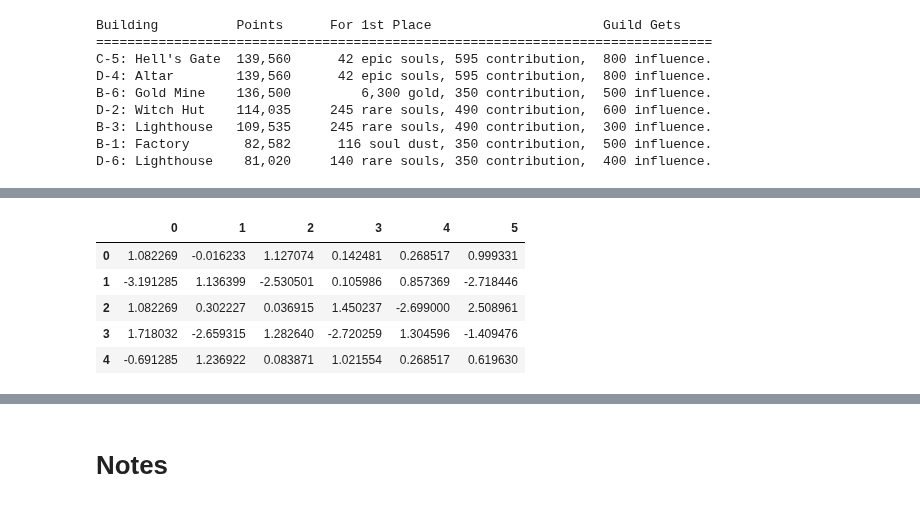
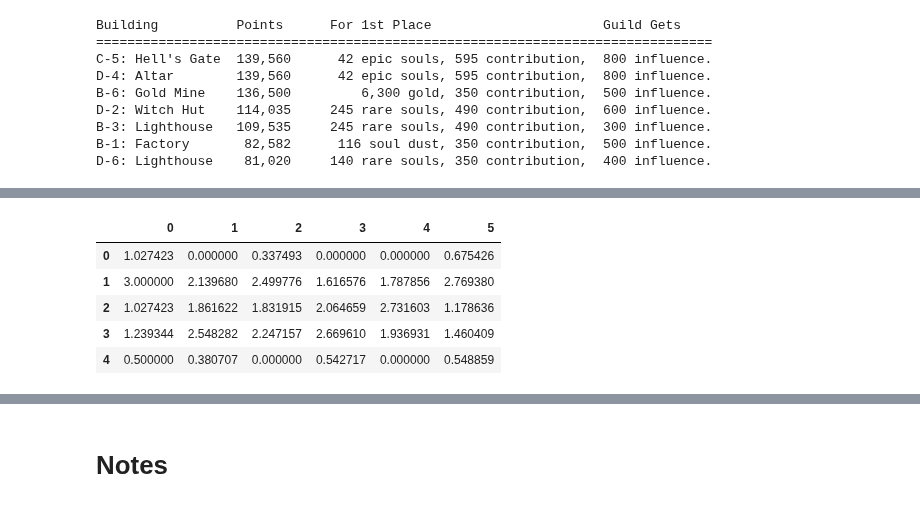
Before and after one commit to HausReport/MightyLogic, a Jupyter notebook: Notebooks/Turf_War_Demo.ipynb, the cells around one changed output, grey strips where cells are left out. Saved outputs shown, nothing was run; the diff lists cells and outputs as text; code cells hidden in the pictures.

```diff
--- a/Notebooks/Turf_War_Demo.ipynb
+++ b/Notebooks/Turf_War_Demo.ipynb
@@ -225,6 +227,9 @@ def scale(target):
 # High values are desirable payout locations, low are less desirable
 #
 scaled_payout = scale(payout)
+super_threshold_indices = scaled_payout < 0.1
+scaled_payout[super_threshold_indices] = 0
+
 pd.DataFrame(scaled_payout)
 # %% [output]
 |  | 0 | 1 | 2 | 3 | 4 | 5 |
@@ -237,7 +242,11 @@ pd.DataFrame(scaled_payout)
 #
 # High values are desirable staging locations, low are less desirable
 #
-scaled_staging = scale(staging)
+scaled_staging = scale( staging)/3
+
+super_threshold_indices = scaled_staging < 0.1
+scaled_staging[super_threshold_indices] = 0
+
 pd.DataFrame(scaled_staging)
 # %% [output]
 |  | 0 | 1 | 2 | 3 | 4 | 5 |
@@ -249,13 +258,14 @@ pd.DataFrame(scaled_staging)
 # %%
 #
 # Highest values are desirable staging locations, lowest are desirable payout locations
 #
-pd.DataFrame(scaled_staging-scaled_payout)
+adjusted_move = scaled_payout+scaled_staging
+pd.DataFrame(adjusted_move)
 # %% [output]
 |  | 0 | 1 | 2 | 3 | 4 | 5 |
-| 0 | 1.082269 | -0.016233 | 1.127074 | 0.142481 | 0.268517 | 0.999331 |
-| 1 | -3.191285 | 1.136399 | -2.530501 | 0.105986 | 0.857369 | -2.718446 |
-| 2 | 1.082269 | 0.302227 | 0.036915 | 1.450237 | -2.699000 | 2.508961 |
-| 3 | 1.718032 | -2.659315 | 1.282640 | -2.720259 | 1.304596 | -1.409476 |
-| 4 | -0.691285 | 1.236922 | 0.083871 | 1.021554 | 0.268517 | 0.619630 |
+| 0 | 1.027423 | 0.000000 | 0.337493 | 0.000000 | 0.000000 | 0.675426 |
+| 1 | 3.000000 | 2.139680 | 2.499776 | 1.616576 | 1.787856 | 2.769380 |
+| 2 | 1.027423 | 1.861622 | 1.831915 | 2.064659 | 2.731603 | 1.178636 |
+| 3 | 1.239344 | 2.548282 | 2.247157 | 2.669610 | 1.936931 | 1.460409 |
+| 4 | 0.500000 | 0.380707 | 0.000000 | 0.542717 | 0.000000 | 0.548859 |
 # %%
```
Also changed, not shown: parts of 16 cells of this notebook.
